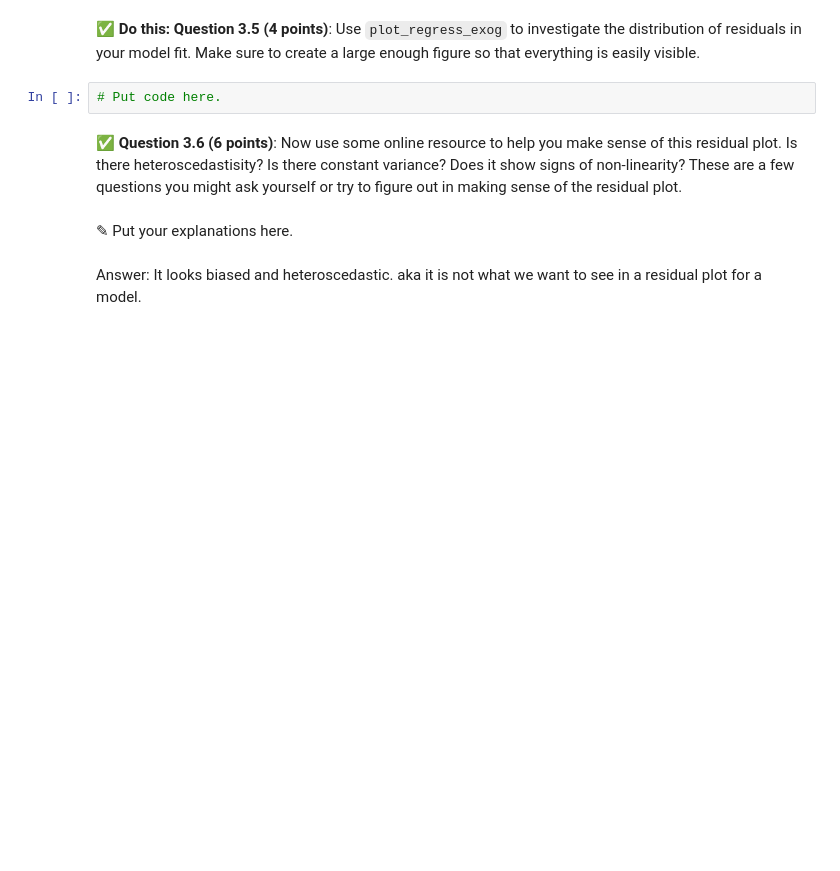
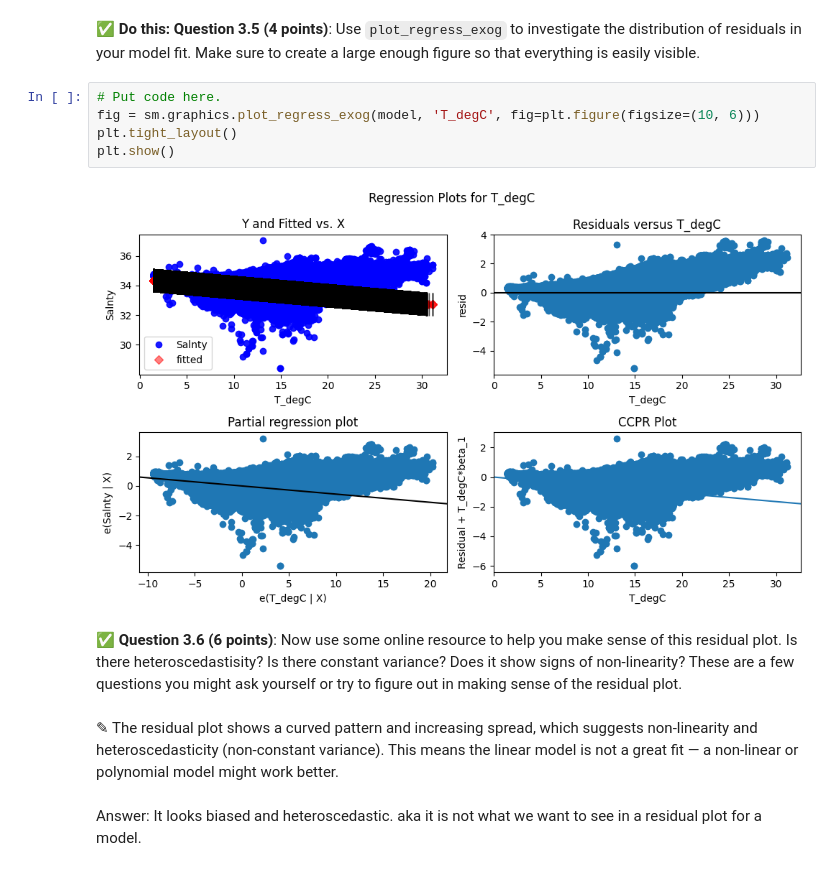
Before and after one commit to yashikaadesai/CMSE202-S25-turnin, a Jupyter notebook: hw-03/HW-03_Regression-S25-STUDENT.ipynb, the cells around one changed output. Saved outputs shown, nothing was run; the diff lists cells and outputs as text; blank space fills up the shorter version.

```diff
--- a/hw-03/HW-03_Regression-S25-STUDENT.ipynb
+++ b/hw-03/HW-03_Regression-S25-STUDENT.ipynb
@@ -168,11 +234,17 @@ In this part, we'll perform some one-variable linear and polynomial regression a
 # %% [markdown]
 **&#9989; Do this:** **Question 3.5 (4 points)**: Use `plot_regress_exog` to investigate the distribution of residuals in your model fit. Make sure to create a large enough figure so that everything is easily visible.
-# %%
-# Put code here.
+# %%
+# Put code here.
+fig = sm.graphics.plot_regress_exog(model, 'T_degC', fig=plt.figure(figsize=(10, 6)))
+plt.tight_layout()
+plt.show()
+# %% [output]
+[figure, added]
 # %% [markdown]
 &#9989;  **Question 3.6 (6 points)**: Now use some online resource to help you make sense of this residual plot. Is there heteroscedastisity? Is there constant variance? Does it show signs of non-linearity? These are a few questions you might ask yourself or try to figure out in making sense of the residual plot.
-# %% [markdown]
-<font size=+3>&#9998;</font> Put your explanations here.
+# %% [markdown]
+<font size=+3>&#9998;</font> The residual plot shows a curved pattern and increasing spread, which suggests non-linearity and heteroscedasticity (non-constant variance).
+This means the linear model is not a great fit — a non-linear or polynomial model might work better.
 # %% [markdown]
 Answer: It looks biased and heteroscedastic. aka it is not what we want to see in a residual plot for a model.
 # %% [markdown]
```
Also changed, not shown: parts of 11 cells of this notebook.
